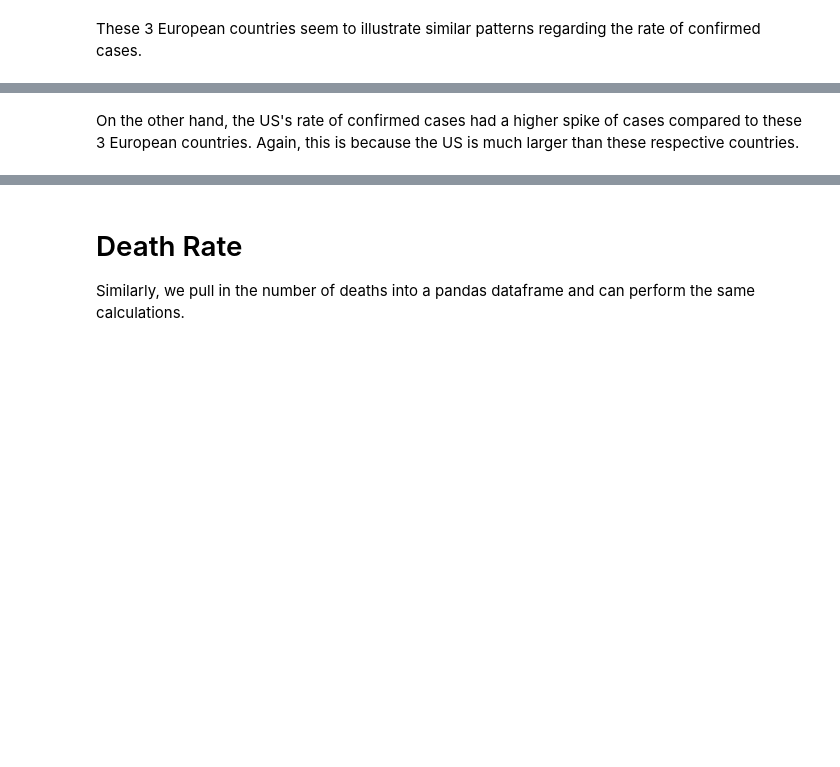
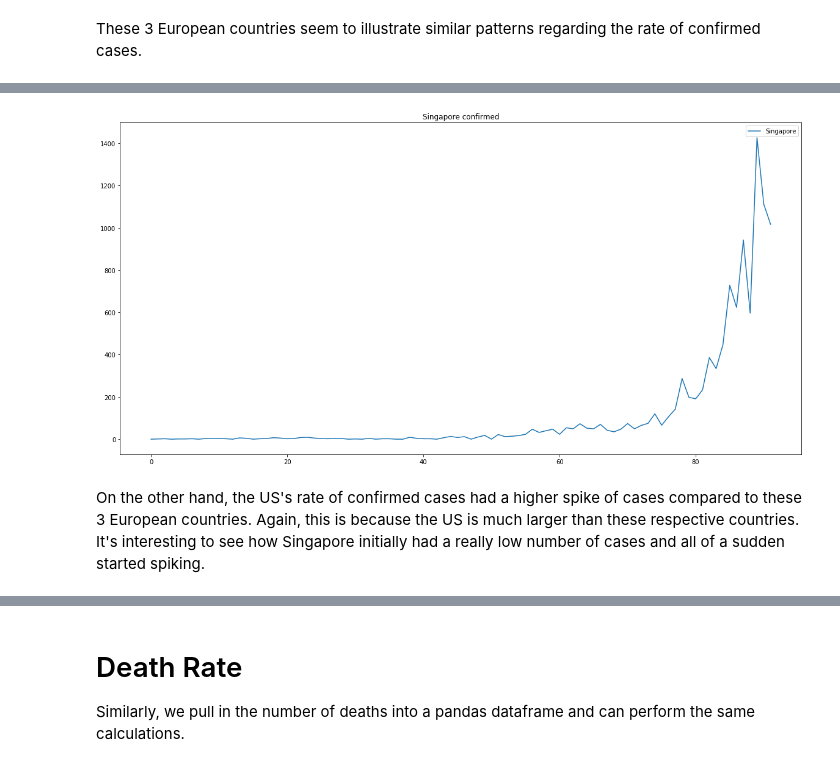
Before and after one commit to covid19data-us/covid19data.us, a Jupyter notebook: notebook/covid_global.ipynb, the cells around one changed output, grey strips where cells are left out. Saved outputs shown, nothing was run; the diff lists cells and outputs as text; code cells hidden in the pictures; blank space fills up the shorter version.

```diff
--- a/notebook/covid_global.ipynb
+++ b/notebook/covid_global.ipynb
@@ -355,3 +357,5 @@ GermanyDifference = difference(GermanyNoZero)
+# %%
+SingaporeDifference = difference(SingaporeValues)
 # %%
 plt.title("Europe countries growth rate")
 plt.plot(GermanyDifference, label="Germany")
@@ -377,2 +381,9 @@ plt.show()
+# %%
+plt.title("Singapore confirmed")
+plt.plot(SingaporeDifference, label="Singapore")
+plt.legend()
+plt.show()
+# %% [output]
+[figure, added]
 # %% [markdown]
-On the other hand, the US's rate of confirmed cases had a higher spike of cases compared to these 3 European countries. Again, this is because the US is much larger than these respective countries.
+On the other hand, the US's rate of confirmed cases had a higher spike of cases compared to these 3 European countries. Again, this is because the US is much larger than these respective countries. It's interesting to see how Singapore initially had a really low number of cases and all of a sudden started spiking.
```
Also changed, not shown: parts of 30 cells of this notebook.
